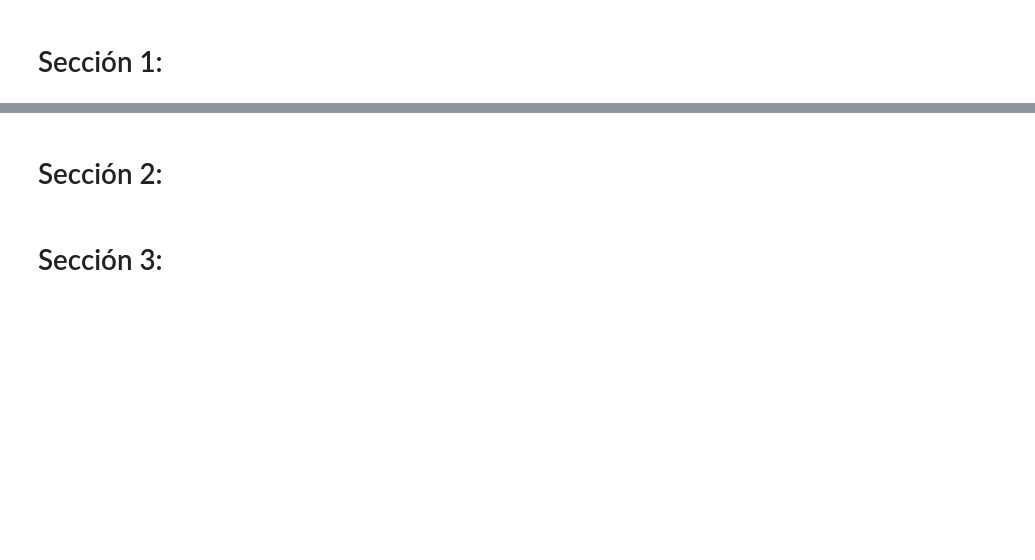
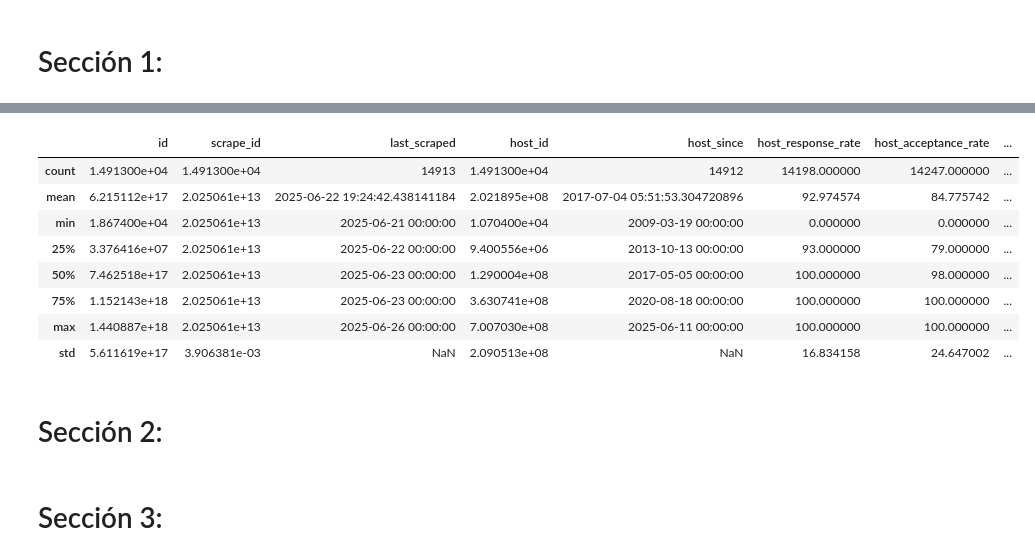
Before and after one commit to Santibari/Taller2-Analitica, a Jupyter notebook: Taller_1_EDA_Modelos_Regresion.ipynb, the cells around one changed output, grey strips where cells are left out. Saved outputs shown, nothing was run; the diff lists cells and outputs as text; code cells hidden in the pictures; blank space fills up the shorter version.

Commit message:
Primera parte, Limpiar datos

```diff
--- a/Taller_1_EDA_Modelos_Regresion.ipynb
+++ b/Taller_1_EDA_Modelos_Regresion.ipynb
@@ -187,2 +189,78 @@ df.shape
 # %% [markdown]
 # Sección 1:
+# %%
+# 1. Revisión de los datos
+df.info()
+df.shape
+df.dtypes
+
+# Valores faltantes (Top 20)
+missing = df.isnull().sum().sort_values(ascending=False)
+missing.head(20)
+
+# Duplicados
+df.duplicated().sum()
+
+# Eliminar duplicados (y verificar)
+df = df.drop_duplicates()
+df.duplicated().sum()
+
+
+# 2. Corrección de fechas
+df["last_scraped"] = pd.to_datetime(df["last_scraped"], errors="coerce")
+df["host_since"]   = pd.to_datetime(df["host_since"], errors="coerce")
+
+# Verificar tipos y NaT
+df[["last_scraped", "host_since"]].dtypes
+df[["last_scraped", "host_since"]].isna().sum()
+
+
+# 3. Conversión de numéricas que están como texto
+
+# Porcentajes -> float (ej. "95%" -> 95.0)
+for col in ["host_response_rate", "host_acceptance_rate"]:
+    if col in df.columns:
+        df[col] = (df[col]
+                   .astype(str)
+                   .str.replace("%", "", regex=False)
+                   .replace("nan", np.nan))
+        df[col] = pd.to_numeric(df[col], errors="coerce")
+
+# Booleano t/f -> 1/0
+if "host_is_superhost" in df.columns:
+    df["host_is_superhost"] = (
+    df["host_is_superhost"]
+    .astype(str)
+    .str.lower()
+    .map({"t":1, "true":1, "f":0, "false":0})
+)
+
+# Price: convertir si viene como texto con $ o comas
+if "price" in df.columns and df["price"].dtype == "object":
+    df["price"] = (df["price"].astype(str)
+                   .str.replace("$", "", regex=False)
+                   .str.replace(",", "", regex=False)
+                   .replace("nan", np.nan))
+    df["price"] = pd.to_numeric(df["price"], errors="coerce")
+
+# (Opcional: evidencia de que cambió)
+df[["host_response_rate", "host_acceptance_rate", "host_is_superhost", "price"]].dtypes
+
+
+# 4. Manejo de valores faltantes
+
+# Eliminar filas si falta variable clave (price)
+df = df.dropna(subset=["price"])
+
+# Imputar reviews_per_month
+if "reviews_per_month" in df.columns:
+    df["reviews_per_month"] = pd.to_numeric(df["reviews_per_month"], errors="coerce")
+    df["reviews_per_month"] = df["reviews_per_month"].fillna(df["reviews_per_month"].median())
+
+
+
+# 5. Verificar cambios
+df.info()
+df.isnull().sum().sort_values(ascending=False).head(20)
+df.describe()
+# %% [output]
@@ -189,3 +284,12 @@ df.shape
+|  | id | scrape_id | last_scraped | host_id | host_since | host_response_rate | host_acceptance_rate | ... |
+| count | 1.491300e+04 | 1.491300e+04 | 14913 | 1.491300e+04 | 14912 | 14198.000000 | 14247.000000 | ... |
+| mean | 6.215112e+17 | 2.025061e+13 | 2025-06-22 19:24:42.438141184 | 2.021895e+08 | 2017-07-04 05:51:53.304720896 | 92.974574 | 84.775742 | ... |
+| min | 1.867400e+04 | 2.025061e+13 | 2025-06-21 00:00:00 | 1.070400e+04 | 2009-03-19 00:00:00 | 0.000000 | 0.000000 | ... |
+| 25% | 3.376416e+07 | 2.025061e+13 | 2025-06-22 00:00:00 | 9.400556e+06 | 2013-10-13 00:00:00 | 93.000000 | 79.000000 | ... |
+| 50% | 7.462518e+17 | 2.025061e+13 | 2025-06-23 00:00:00 | 1.290004e+08 | 2017-05-05 00:00:00 | 100.000000 | 98.000000 | ... |
+| 75% | 1.152143e+18 | 2.025061e+13 | 2025-06-23 00:00:00 | 3.630741e+08 | 2020-08-18 00:00:00 | 100.000000 | 100.000000 | ... |
+| max | 1.440887e+18 | 2.025061e+13 | 2025-06-26 00:00:00 | 7.007030e+08 | 2025-06-11 00:00:00 | 100.000000 | 100.000000 | ... |
+| std | 5.611619e+17 | 3.906381e-03 | NaN | 2.090513e+08 | NaN | 16.834158 | 24.647002 | ... |
 # %% [markdown]
 # Sección 2:
 # %% [markdown]
```
Also changed, not shown: parts of 2 cells of this notebook, 2 other files.
